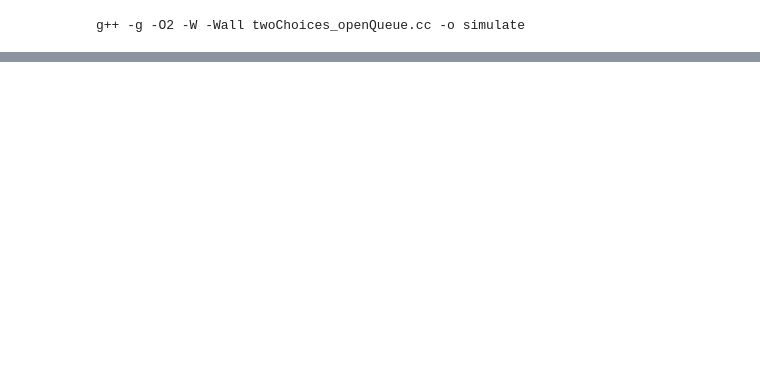
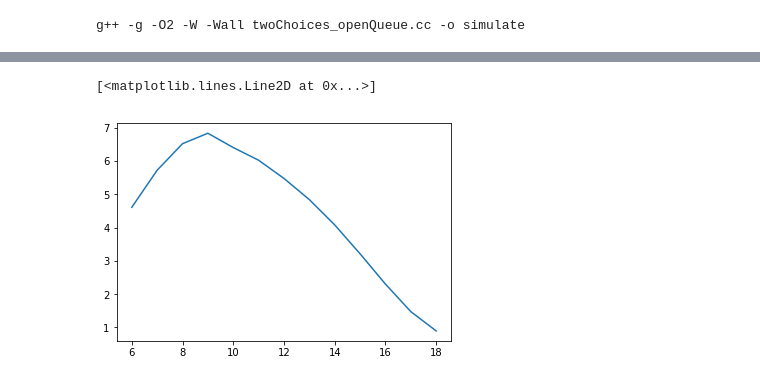
Before and after one commit to ngast/simuTwoLocalChoice, a Jupyter notebook: test_localTwoChoice.ipynb, the cells around one changed output, grey strips where cells are left out. Cells and saved outputs as stored; diff of their text form; code cells hidden in the pictures; blank space fills up the shorter version.

```diff
--- a/test_localTwoChoice.ipynb
+++ b/test_localTwoChoice.ipynb
@@ -27,0 +63,6 @@ plt.legend(['N={}'.format(N) for N in myN])
+# %%
+x = nc[::-1]
+plt.plot([x[i+1]/x[i] for i in range(len(x)-1)])
+# %% [output]
+[<matplotlib.lines.Line2D at 0x...>]
+[figure, added]
```
Also changed, not shown: parts of 4 cells of this notebook, 15 other files.
